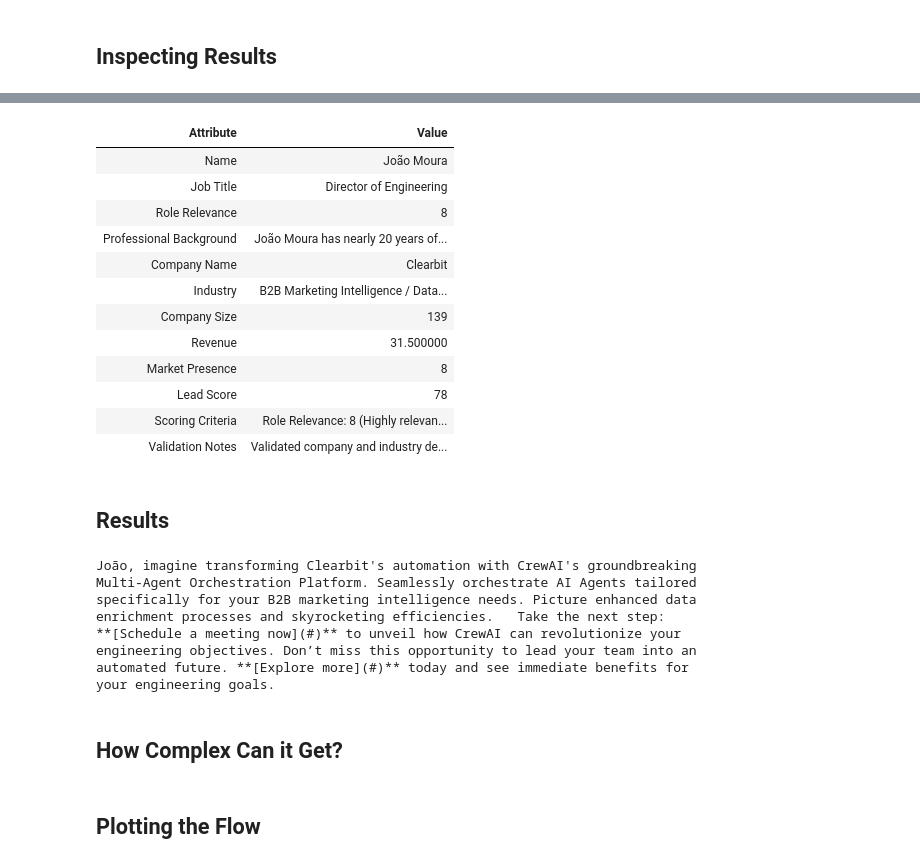
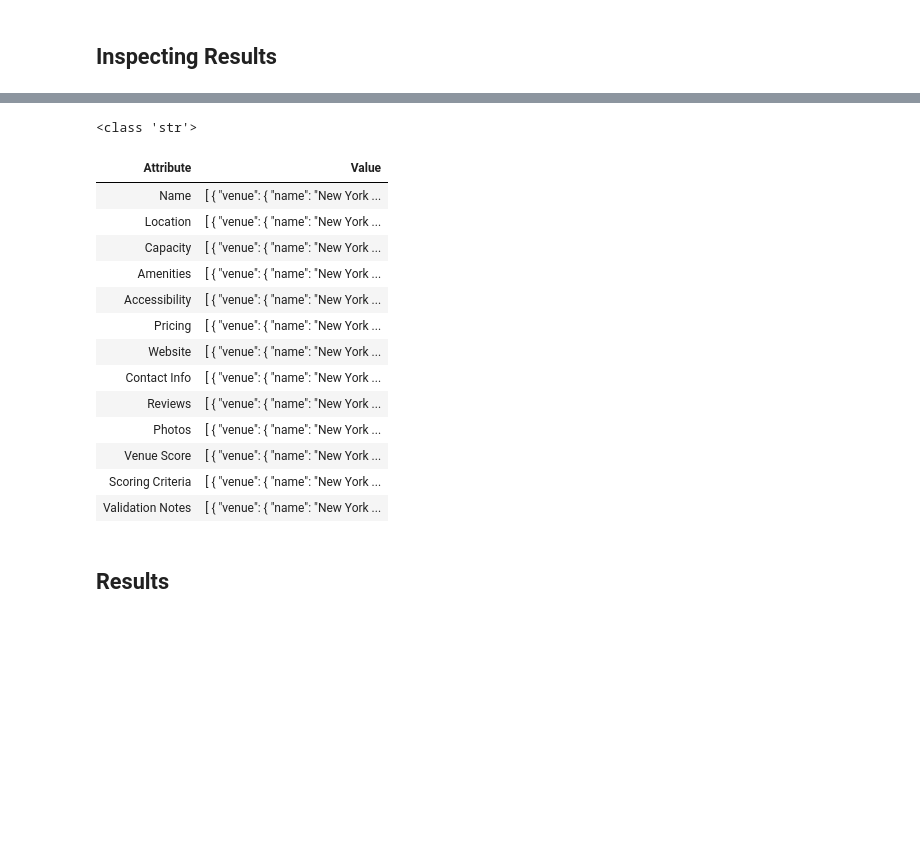
Before and after one commit to mobatusi/venue-research-agentic-workflow, a Jupyter notebook: venue_search.ipynb, the cells around one changed output, grey strips where cells are left out. Saved outputs shown, nothing was run; the diff lists cells and outputs as text; code cells hidden in the pictures; blank space fills up the shorter version.

```diff
--- a/venue_search.ipynb
+++ b/venue_search.ipynb
@@ -334,72 +378,65 @@ scores = flow.state["score_crews_results"]
 # %%
 import pandas as pd
 from IPython.display import display, HTML
 
-lead_scoring_result = scores[0].pydantic
+venue_scoring_result = report[0].raw
+print(type(venue_scoring_result))
 
 # Create a dictionary with the nested structure flattened
 data = {
-    'Name': lead_scoring_result.personal_info.name,
-    'Job Title': lead_scoring_result.personal_info.job_title,
-    'Role Relevance': lead_scoring_result.personal_info.role_relevance,
-    'Professional Background': lead_scoring_result.personal_info.professional_background,
-    'Company Name': lead_scoring_result.company_info.company_name,
-    'Industry': lead_scoring_result.company_info.industry,
-    'Company Size': lead_scoring_result.company_info.company_size,
-    'Revenue': lead_scoring_result.company_info.revenue,
-    'Market Presence': lead_scoring_result.company_info.market_presence,
-    'Lead Score': lead_scoring_result.lead_score.score,
-    'Scoring Criteria': ', '.join(lead_scoring_result.lead_score.scoring_criteria),
-    'Validation Notes': lead_scoring_result.lead_score.validation_notes
+    'Name': venue_scoring_result,
+    'Location': venue_scoring_result,
+    'Capacity': venue_scoring_result,
+    'Amenities': venue_scoring_result,
+    'Accessibility': venue_scoring_result,
+    'Pricing': venue_scoring_result,
+    'Website': venue_scoring_result,
+    'Contact Info': venue_scoring_result,
+    'Reviews': venue_scoring_result,
+    'Photos': venue_scoring_result,
+    'Venue Score': venue_scoring_result,
+    'Scoring Criteria': venue_scoring_result,
+    'Validation Notes': venue_scoring_result
 }
 
 # Convert the dictionary to a DataFrame
 df = pd.DataFrame.from_dict(data, orient='index', columns=['Value'])
 
 # Reset the index to turn the original column names into a regular column
 df = df.reset_index()
 
 # Rename the index column to 'Attribute'
 df = df.rename(columns={'index': 'Attribute'})
 
 # Create HTML table with bold attributes and left-aligned values
 html_table = df.style.set_properties(**{'text-align': 'left'}) \
                      .format({'Attribute': lambda x: f'<b>{x}</b>'}) \
                      .hide(axis='index') \
                      .to_html()
 
 # Display the styled HTML table
 display(HTML(html_table))
 # %% [output]
+<class 'str'>
 | Attribute | Value |
-| Name | João Moura |
-| Job Title | Director of Engineering |
-| Role Relevance | 8 |
-| Professional Background | João Moura has nearly 20 years of... |
-| Company Name | Clearbit |
-| Industry | B2B Marketing Intelligence / Data... |
-| Company Size | 139 |
-| Revenue | 31.500000 |
-| Market Presence | 8 |
-| Lead Score | 78 |
-| Scoring Criteria | Role Relevance: 8 (Highly relevan... |
-| Validation Notes | Validated company and industry de... |
+| Name | [ { "venue": { "name": "New York ... |
+| Location | [ { "venue": { "name": "New York ... |
+| Capacity | [ { "venue": { "name": "New York ... |
+| Amenities | [ { "venue": { "name": "New York ... |
+| Accessibility | [ { "venue": { "name": "New York ... |
+| Pricing | [ { "venue": { "name": "New York ... |
+| Website | [ { "venue": { "name": "New York ... |
+| Contact Info | [ { "venue": { "name": "New York ... |
+| Reviews | [ { "venue": { "name": "New York ... |
+| Photos | [ { "venue": { "name": "New York ... |
+| Venue Score | [ { "venue": { "name": "New York ... |
+| Scoring Criteria | [ { "venue": { "name": "New York ... |
+| Validation Notes | [ { "venue": { "name": "New York ... |
 # %% [markdown]
 ## Results
 # %%
 import textwrap
 
-result_text = emails[0].raw
+result_text = report[0].raw
 wrapped_text = textwrap.fill(result_text, width=80)
 print(wrapped_text)
-# %% [output]
-João, imagine transforming Clearbit's automation with CrewAI's groundbreaking
-Multi-Agent Orchestration Platform. Seamlessly orchestrate AI Agents tailored
-specifically for your B2B marketing intelligence needs. Picture enhanced data
-enrichment processes and skyrocketing efficiencies.   Take the next step:
-**[Schedule a meeting now](#)** to unveil how CrewAI can revolutionize your
-engineering objectives. Don’t miss this opportunity to lead your team into an
-automated future. **[Explore more](#)** today and see immediate benefits for
-your engineering goals.
-# %% [markdown]
-## How Complex Can it Get?
@@ -476,2 +442,0 @@ class SalesPipeline(Flow):
-# %% [markdown]
-## Plotting the Flow
```
Also changed, not shown: parts of 11 cells of this notebook, 5 other files.
